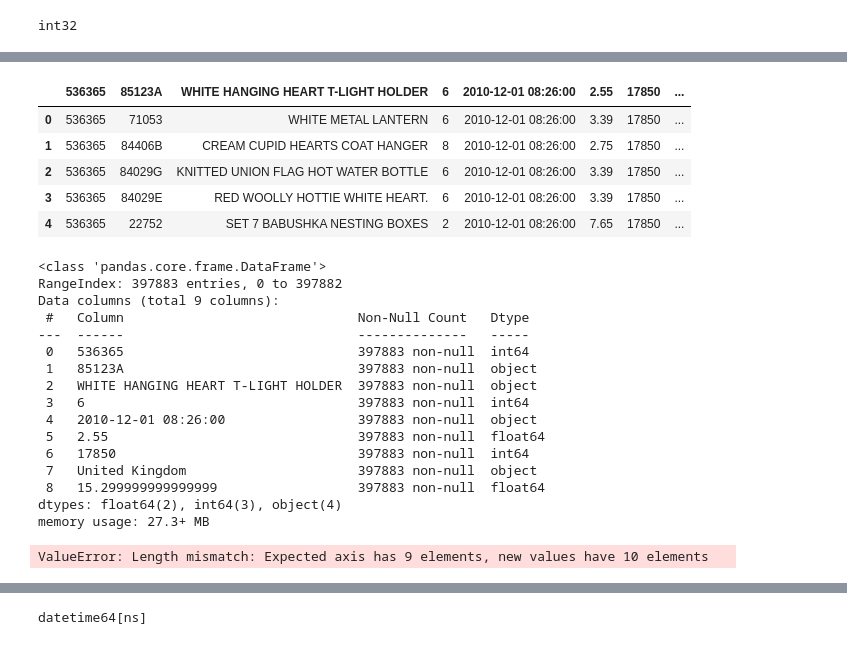
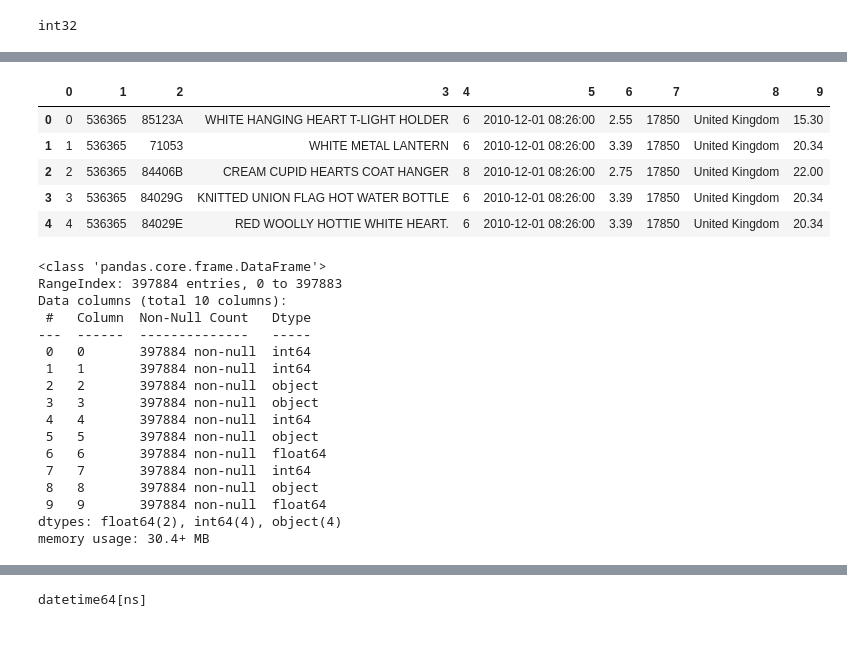
Before and after one commit to dydwoj/pythonsource, a Jupyter notebook: analytics/retail.ipynb, the cells around one changed output, grey strips where cells are left out. Saved outputs shown, nothing was run; the diff lists cells and outputs as text; code cells hidden in the pictures.

```diff
--- a/analytics/retail.ipynb
+++ b/analytics/retail.ipynb
@@ -139,36 +121,36 @@ retail_df.to_csv("./data/OnlineRetailClean.xlsx",header=None,index=False)
 # %%
-retail_df = pd.read_csv("./data/OnlineRetailClean.xlsx")
+retail_df = pd.read_csv("./data/OnlineRetailClean.csv",header=None)
 retail_df.head()
 # %% [output]
-|  | 536365 | 85123A | WHITE HANGING HEART T-LIGHT HOLDER | 6 | 2010-12-01 08:26:00 | 2.55 | 17850 | ... |
-| 0 | 536365 | 71053 | WHITE METAL LANTERN | 6 | 2010-12-01 08:26:00 | 3.39 | 17850 | ... |
-| 1 | 536365 | 84406B | CREAM CUPID HEARTS COAT HANGER | 8 | 2010-12-01 08:26:00 | 2.75 | 17850 | ... |
-| 2 | 536365 | 84029G | KNITTED UNION FLAG HOT WATER BOTTLE | 6 | 2010-12-01 08:26:00 | 3.39 | 17850 | ... |
-| 3 | 536365 | 84029E | RED WOOLLY HOTTIE WHITE HEART. | 6 | 2010-12-01 08:26:00 | 3.39 | 17850 | ... |
-| 4 | 536365 | 22752 | SET 7 BABUSHKA NESTING BOXES | 2 | 2010-12-01 08:26:00 | 7.65 | 17850 | ... |
+|  | 0 | 1 | 2 | 3 | 4 | 5 | 6 | 7 | 8 | 9 |
+| 0 | 0 | 536365 | 85123A | WHITE HANGING HEART T-LIGHT HOLDER | 6 | 2010-12-01 08:26:00 | 2.55 | 17850 | United Kingdom | 15.30 |
+| 1 | 1 | 536365 | 71053 | WHITE METAL LANTERN | 6 | 2010-12-01 08:26:00 | 3.39 | 17850 | United Kingdom | 20.34 |
+| 2 | 2 | 536365 | 84406B | CREAM CUPID HEARTS COAT HANGER | 8 | 2010-12-01 08:26:00 | 2.75 | 17850 | United Kingdom | 22.00 |
+| 3 | 3 | 536365 | 84029G | KNITTED UNION FLAG HOT WATER BOTTLE | 6 | 2010-12-01 08:26:00 | 3.39 | 17850 | United Kingdom | 20.34 |
+| 4 | 4 | 536365 | 84029E | RED WOOLLY HOTTIE WHITE HEART. | 6 | 2010-12-01 08:26:00 | 3.39 | 17850 | United Kingdom | 20.34 |
 # %%
 retail_df.info()
 # %% [output]
 <class 'pandas.core.frame.DataFrame'>
-RangeIndex: 397883 entries, 0 to 397882
-Data columns (total 9 columns):
- #   Column                              Non-Null Count   Dtype
----  ------                              --------------   -----
- 0   536365                              397883 non-null  int64
- 1   85123A                              397883 non-null  object
- 2   WHITE HANGING HEART T-LIGHT HOLDER  397883 non-null  object
- 3   6                                   397883 non-null  int64
- 4   2010-12-01 08:26:00                 397883 non-null  object
- 5   2.55                                397883 non-null  float64
- 6   17850                               397883 non-null  int64
- 7   United Kingdom                      397883 non-null  object
- 8   15.299999999999999                  397883 non-null  float64
-dtypes: float64(2), int64(3), object(4)
-memory usage: 27.3+ MB
+RangeIndex: 397884 entries, 0 to 397883
+Data columns (total 10 columns):
+ #   Column  Non-Null Count   Dtype
+---  ------  --------------   -----
+ 0   0       397884 non-null  int64
+ 1   1       397884 non-null  int64
+ 2   2       397884 non-null  object
+ 3   3       397884 non-null  object
+ 4   4       397884 non-null  int64
+ 5   5       397884 non-null  object
+ 6   6       397884 non-null  float64
+ 7   7       397884 non-null  int64
+ 8   8       397884 non-null  object
+ 9   9       397884 non-null  float64
+dtypes: float64(2), int64(4), object(4)
+memory usage: 30.4+ MB
 # %%
-retail_df.columns = ['0', 'InvoiceNo', 'StockCode', 'Description', 'Quantity', 'InvoiceDate', 'UnitPrice', 'CustomerID', 'Country', 'CheckoutPrice']
+retail_df.columns = ['0','InvoiceNo','StockCode','Description','Quantity',
+                     'InvoiceDate','UnitPrice','CustomerID','Country','CheckoutPrice']
-# %% [output]
-ValueError: Length mismatch: Expected axis has 9 elements, new values have 10 elements
 # %%
 retail_df.info()
 # %% [output]
```
Also changed, not shown: parts of 44 cells of this notebook, 13 other files.
